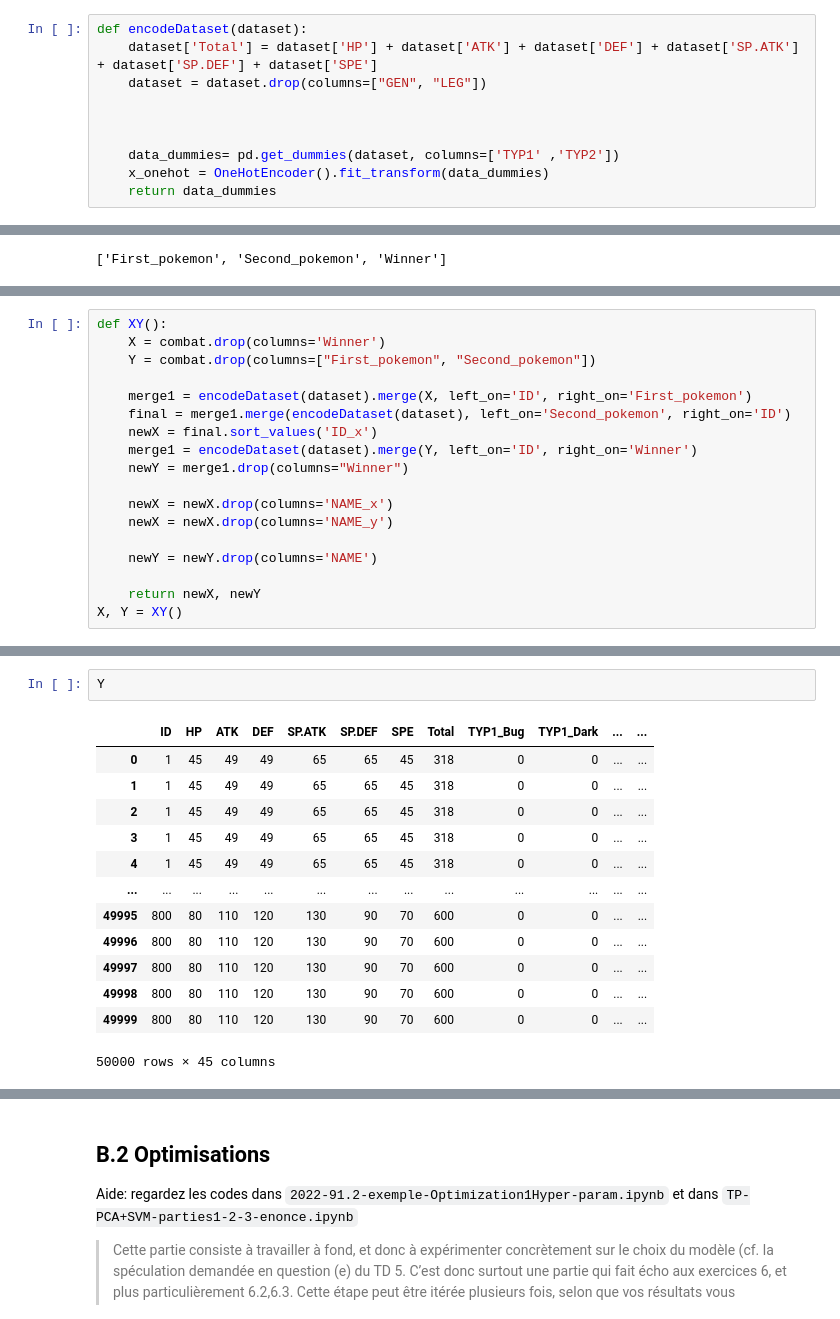
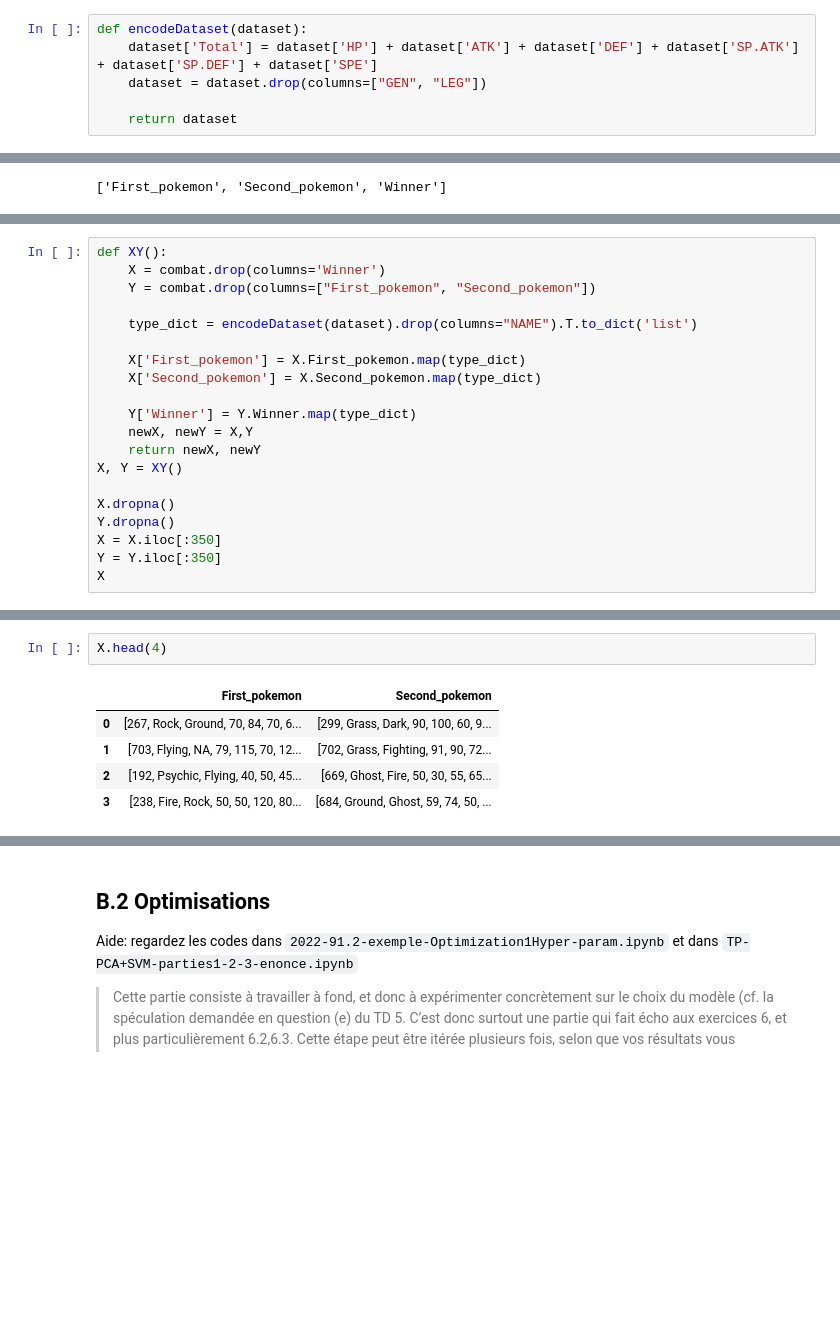
Before and after one commit to ThomasLEBRET/IAS-combatPokemon, a Jupyter notebook: BOUSSOUARFeriel_CORVESTAlex_LEBRETThoams_MANSOURIMarc/projetFinal.ipynb, the cells around one changed output, grey strips where cells are left out. Cells and saved outputs as stored; diff of their text form; blank space fills up the shorter version.

Commit message:
Bugfix, reassemblage dataset + cross validation + matrice de cxonfusion

```diff
--- a/BOUSSOUARFeriel_CORVESTAlex_LEBRETThoams_MANSOURIMarc/projetFinal.ipynb
+++ b/BOUSSOUARFeriel_CORVESTAlex_LEBRETThoams_MANSOURIMarc/projetFinal.ipynb
@@ -383,8 +386,4 @@ def encodeDataset(dataset):
     dataset['Total'] = dataset['HP'] + dataset['ATK'] + dataset['DEF'] + dataset['SP.ATK'] + dataset['SP.DEF'] + dataset['SPE']
     dataset = dataset.drop(columns=["GEN", "LEG"])
 
-
-
-    data_dummies= pd.get_dummies(dataset, columns=['TYP1' ,'TYP2'])
-    x_onehot = OneHotEncoder().fit_transform(data_dummies)
-    return data_dummies
+    return dataset
@@ -441,16 +436,18 @@ def XY():
     X = combat.drop(columns='Winner')
     Y = combat.drop(columns=["First_pokemon", "Second_pokemon"])
 
-    merge1 = encodeDataset(dataset).merge(X, left_on='ID', right_on='First_pokemon')
-    final = merge1.merge(encodeDataset(dataset), left_on='Second_pokemon', right_on='ID')
-    newX = final.sort_values('ID_x')
-    merge1 = encodeDataset(dataset).merge(Y, left_on='ID', right_on='Winner')
-    newY = merge1.drop(columns="Winner")
+    type_dict = encodeDataset(dataset).drop(columns="NAME").T.to_dict('list')
 
-    newX = newX.drop(columns='NAME_x')
-    newX = newX.drop(columns='NAME_y')
+    X['First_pokemon'] = X.First_pokemon.map(type_dict)
+    X['Second_pokemon'] = X.Second_pokemon.map(type_dict)
 
-    newY = newY.drop(columns='NAME')
-
+    Y['Winner'] = Y.Winner.map(type_dict)
+    newX, newY = X,Y
     return newX, newY
 X, Y = XY()
+
+X.dropna()
+Y.dropna()
+X = X.iloc[:350]
+Y = Y.iloc[:350]
+X
@@ -473,16 +471,8 @@ Y
 # %%
-Y
+X.head(4)
 # %% [output]
-|  | ID | HP | ATK | DEF | SP.ATK | SP.DEF | SPE | Total | TYP1_Bug | TYP1_Dark | ... | ... |
-| 0 | 1 | 45 | 49 | 49 | 65 | 65 | 45 | 318 | 0 | 0 | ... | ... |
-| 1 | 1 | 45 | 49 | 49 | 65 | 65 | 45 | 318 | 0 | 0 | ... | ... |
-| 2 | 1 | 45 | 49 | 49 | 65 | 65 | 45 | 318 | 0 | 0 | ... | ... |
-| 3 | 1 | 45 | 49 | 49 | 65 | 65 | 45 | 318 | 0 | 0 | ... | ... |
-| 4 | 1 | 45 | 49 | 49 | 65 | 65 | 45 | 318 | 0 | 0 | ... | ... |
-| ... | ... | ... | ... | ... | ... | ... | ... | ... | ... | ... | ... | ... |
-| 49995 | 800 | 80 | 110 | 120 | 130 | 90 | 70 | 600 | 0 | 0 | ... | ... |
-| 49996 | 800 | 80 | 110 | 120 | 130 | 90 | 70 | 600 | 0 | 0 | ... | ... |
-| 49997 | 800 | 80 | 110 | 120 | 130 | 90 | 70 | 600 | 0 | 0 | ... | ... |
-| 49998 | 800 | 80 | 110 | 120 | 130 | 90 | 70 | 600 | 0 | 0 | ... | ... |
-| 49999 | 800 | 80 | 110 | 120 | 130 | 90 | 70 | 600 | 0 | 0 | ... | ... |
+|  | First_pokemon | Second_pokemon |
+| 0 | [267, Rock, Ground, 70, 84, 70, 6... | [299, Grass, Dark, 90, 100, 60, 9... |
+| 1 | [703, Flying, NA, 79, 115, 70, 12... | [702, Grass, Fighting, 91, 90, 72... |
+| 2 | [192, Psychic, Flying, 40, 50, 45... | [669, Ghost, Fire, 50, 30, 55, 65... |
+| 3 | [238, Fire, Rock, 50, 50, 120, 80... | [684, Ground, Ghost, 59, 74, 50, ... |
-50000 rows × 45 columns
```
Also changed, not shown: parts of 37 cells of this notebook.
